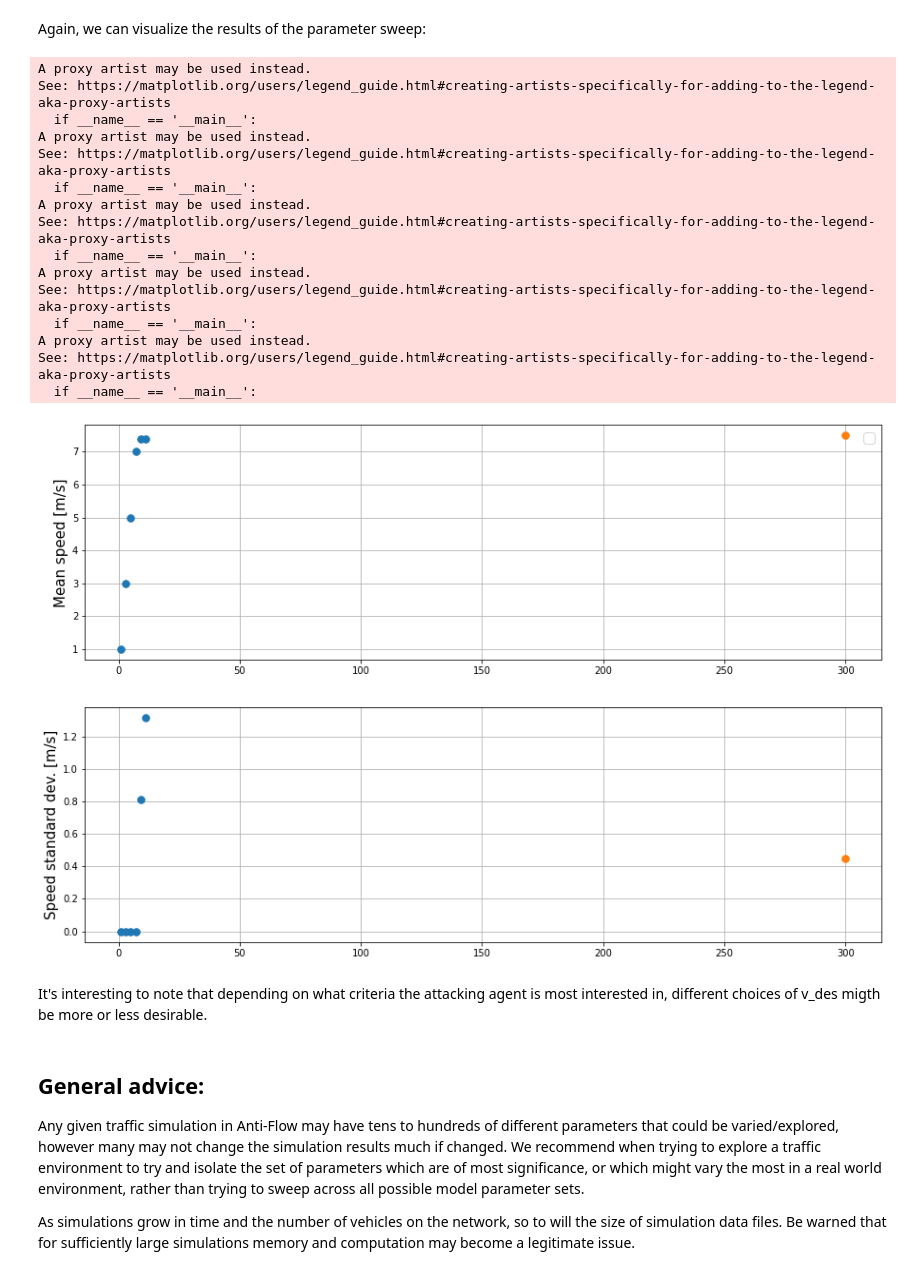
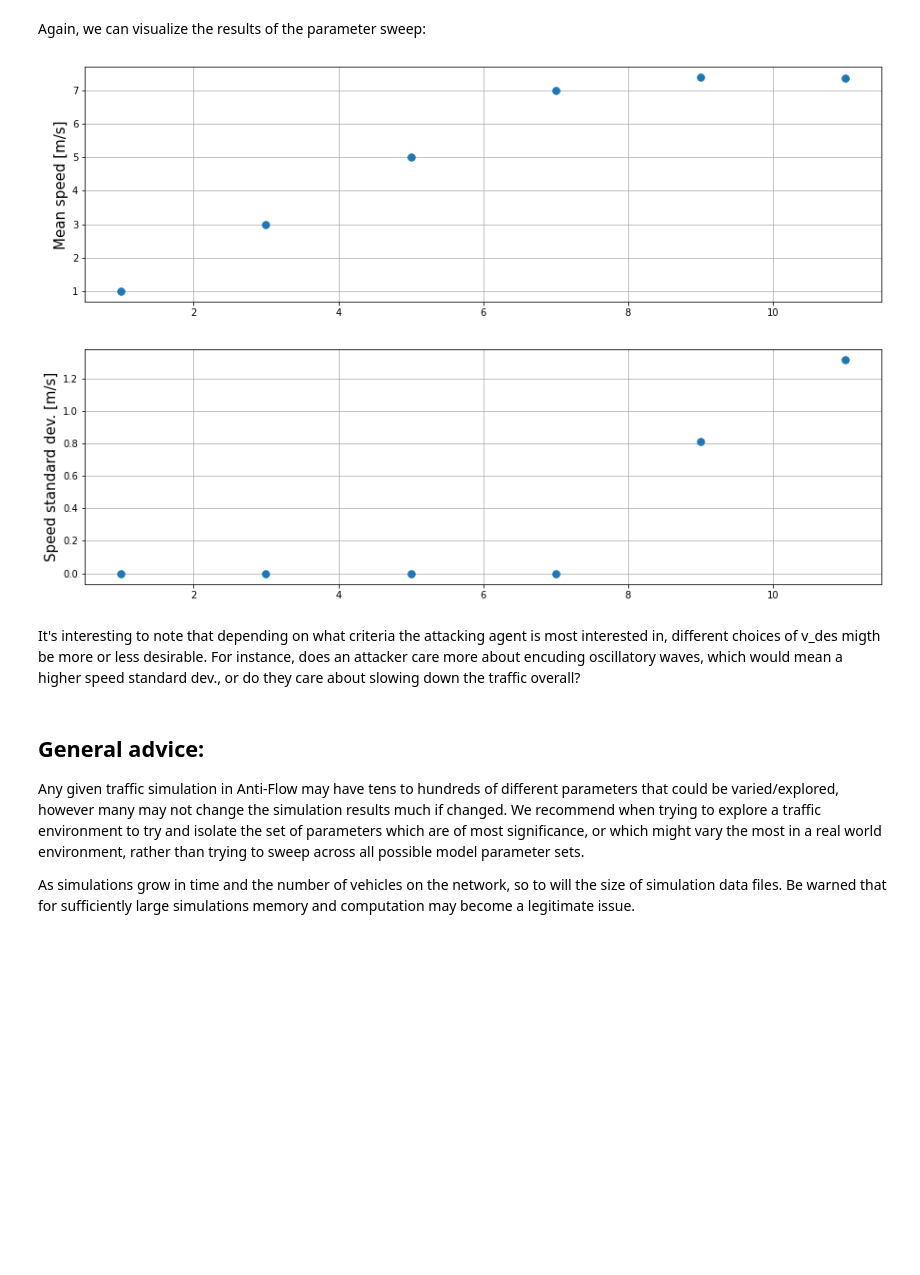
Before and after one commit to georgegunter/Anti-Flow, a Jupyter notebook: tutorials/tutorial03_running_multiple_simulations.ipynb, the cells around one changed output. Drawn from its saved outputs; the diff is of its cells as text; code cells hidden in the pictures; blank space fills up the shorter version.

```diff
--- a/tutorials/tutorial03_running_multiple_simulations.ipynb
+++ b/tutorials/tutorial03_running_multiple_simulations.ipynb
@@ -451,39 +451,21 @@ Again, we can visualize the results of the parameter sweep:
 # %%
 import matplotlib.pyplot as plt
 fontsize=15
 markersize=15
 
 plt.figure(figsize=[15,10])
 plt.subplot(2,1,1)
 plt.plot(v_des_vals,ring_attack_sim_sweep_results[:,0],'.',markersize=markersize)
-plt.plot(ring_length_values[0],ring_length_sim_sweep_results[0,0],'.',markersize=markersize)
-plt.legend('Attacked','Benign',fontsize=fontsize)
 plt.ylabel('Mean speed [m/s]',fontsize=fontsize)
 plt.grid()
 plt.subplot(2,1,2)
 plt.plot(v_des_vals,ring_attack_sim_sweep_results[:,1],'.',markersize=markersize)
-plt.plot(ring_length_values[0],ring_length_sim_sweep_results[0,1],'.',markersize=markersize)
 plt.ylabel('Speed standard dev. [m/s]',fontsize=fontsize)
 plt.grid()
 # %% [output]
-A proxy artist may be used instead.
-See: https://matplotlib.org/users/legend_guide.html#creating-artists-specifically-for-adding-to-the-legend-aka-proxy-artists
-  if __name__ == '__main__':
-A proxy artist may be used instead.
-See: https://matplotlib.org/users/legend_guide.html#creating-artists-specifically-for-adding-to-the-legend-aka-proxy-artists
-  if __name__ == '__main__':
-A proxy artist may be used instead.
-See: https://matplotlib.org/users/legend_guide.html#creating-artists-specifically-for-adding-to-the-legend-aka-proxy-artists
-  if __name__ == '__main__':
-A proxy artist may be used instead.
-See: https://matplotlib.org/users/legend_guide.html#creating-artists-specifically-for-adding-to-the-legend-aka-proxy-artists
-  if __name__ == '__main__':
-A proxy artist may be used instead.
-See: https://matplotlib.org/users/legend_guide.html#creating-artists-specifically-for-adding-to-the-legend-aka-proxy-artists
-  if __name__ == '__main__':
-[figure, old version]
+[figure, new version]
 # %% [markdown]
-It's interesting to note that depending on what criteria the attacking agent is most interested in, different choices of v_des migth be more or less desirable.
+It's interesting to note that depending on what criteria the attacking agent is most interested in, different choices of v_des migth be more or less desirable. For instance, does an attacker care more about encuding oscillatory waves, which would mean a higher speed standard dev., or do they care about slowing down the traffic overall?
 # %% [markdown]
 ## General advice:
 
```
Also changed, not shown: 8 other files.
